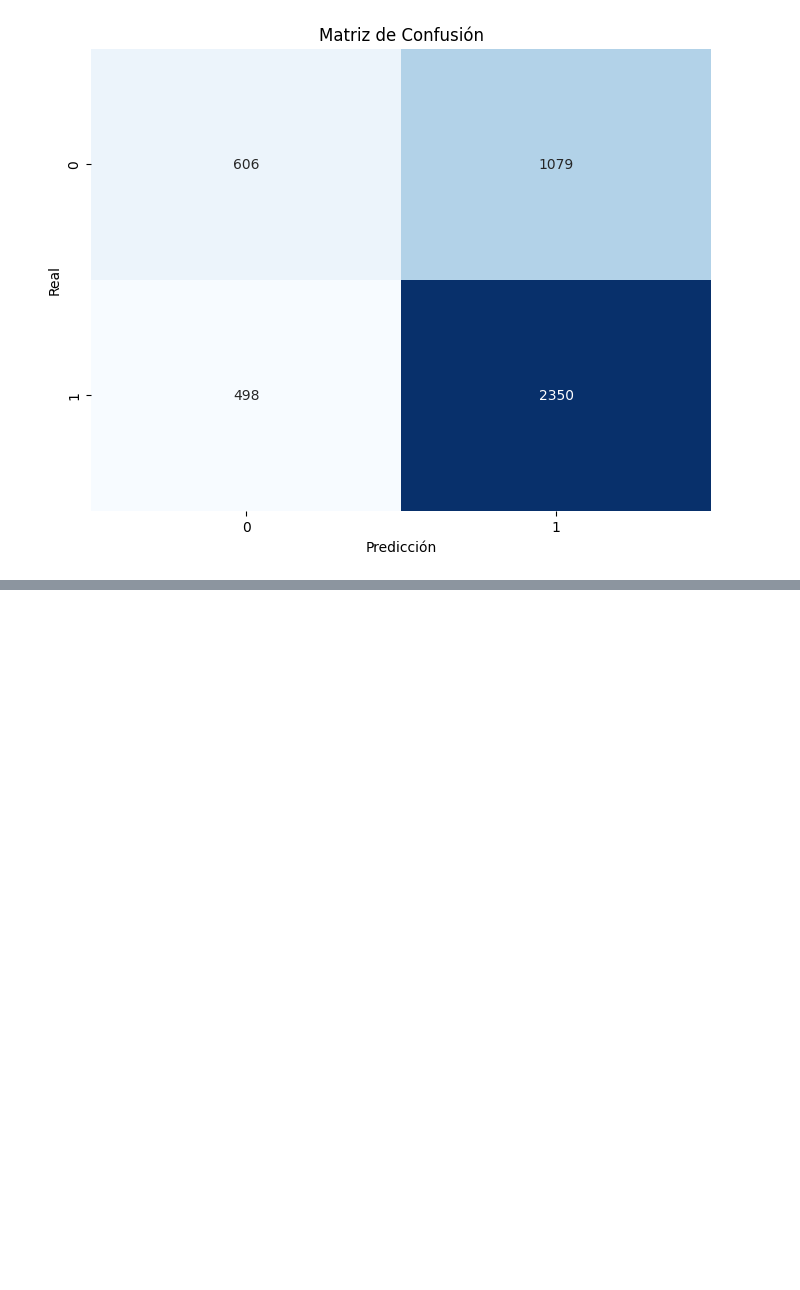
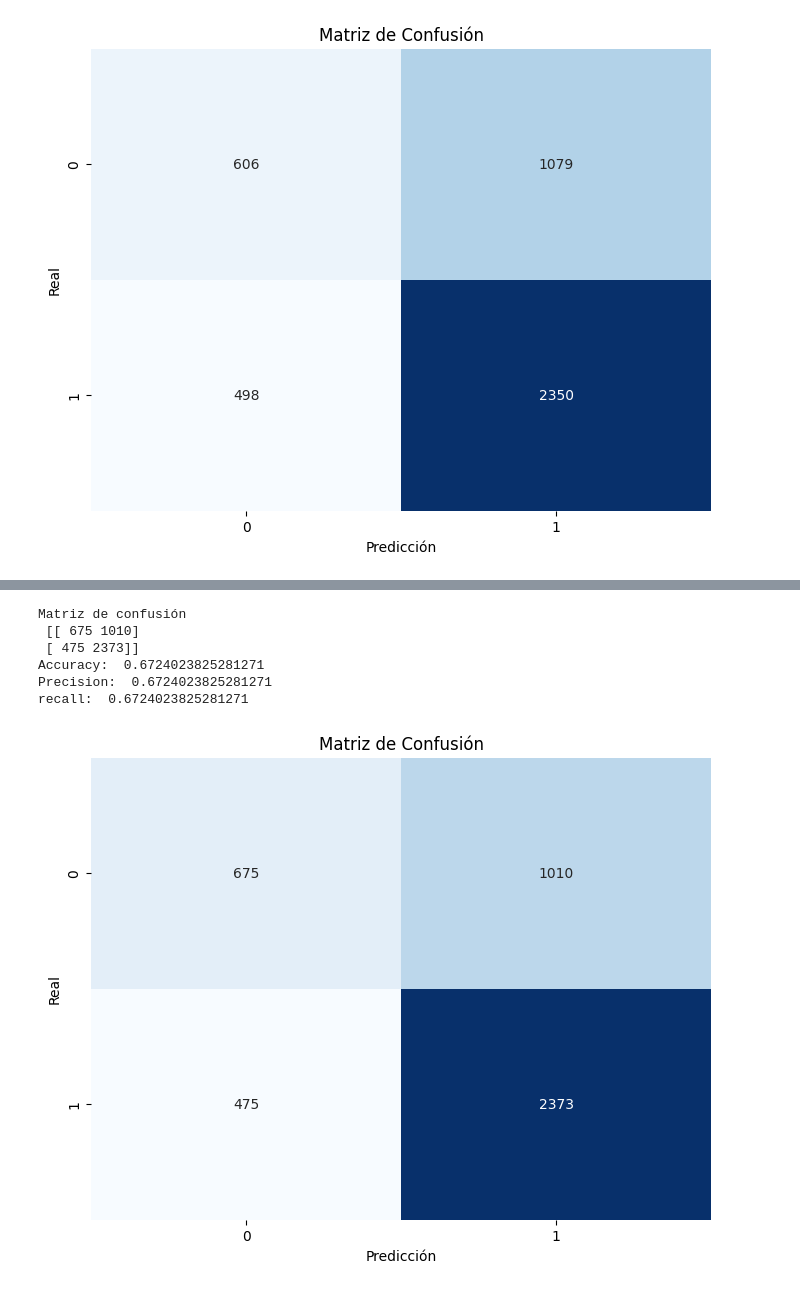
Before and after one commit to angelargd8/Proyecto3-MDD, a Jupyter notebook: redes.ipynb, the cells around one changed output, grey strips where cells are left out. Cells and saved outputs as stored; diff of their text form; code cells hidden in the pictures; blank space fills up the shorter version.

```diff
--- a/redes.ipynb
+++ b/redes.ipynb
@@ -159,0 +236,9 @@ recall:  0.6521067725568056
+# %%
+# Crear un pipeline con el preprocesamiento y el clasificador
+model3 = Pipeline(steps=[
+    ('preprocessor', preprocessor),
+    ('classifier', MLPClassifier(hidden_layer_sizes=(50), max_iter=800, random_state=42, learning_rate='constant', alpha=0.1))
+])
+
+# Entrenar el modelo
+model3.fit(X_train, y_train)
@@ -159,0 +262,28 @@ recall:  0.6521067725568056
+# %%
+y_pred = model3.predict(X_test)
+y_pred
+cm = confusion_matrix(y_test,y_pred)
+accuracy=accuracy_score(y_test,y_pred)
+precision =precision_score(y_test, y_pred,average='micro')
+recall =  recall_score(y_test, y_pred,average='micro')
+f1 = f1_score(y_test,y_pred,average='micro')
+print('Matriz de confusión\n',cm)
+print('Accuracy: ',accuracy)
+print('Precision: ', precision)
+print('recall: ',recall)
+
+plt.figure(figsize=(8,6))
+sns.heatmap(cm, annot=True, fmt='d', cmap='Blues', cbar=False,
+            xticklabels=True, yticklabels=True)
+plt.xlabel('Predicción')
+plt.ylabel('Real')
+plt.title('Matriz de Confusión')
+plt.show()
+# %% [output]
+Matriz de confusión
+ [[ 675 1010]
+ [ 475 2373]]
+Accuracy:  0.6724023825281271
+Precision:  0.6724023825281271
+recall:  0.6724023825281271
+[figure, added]
```
Also changed, not shown: parts of 7 cells of this notebook.
